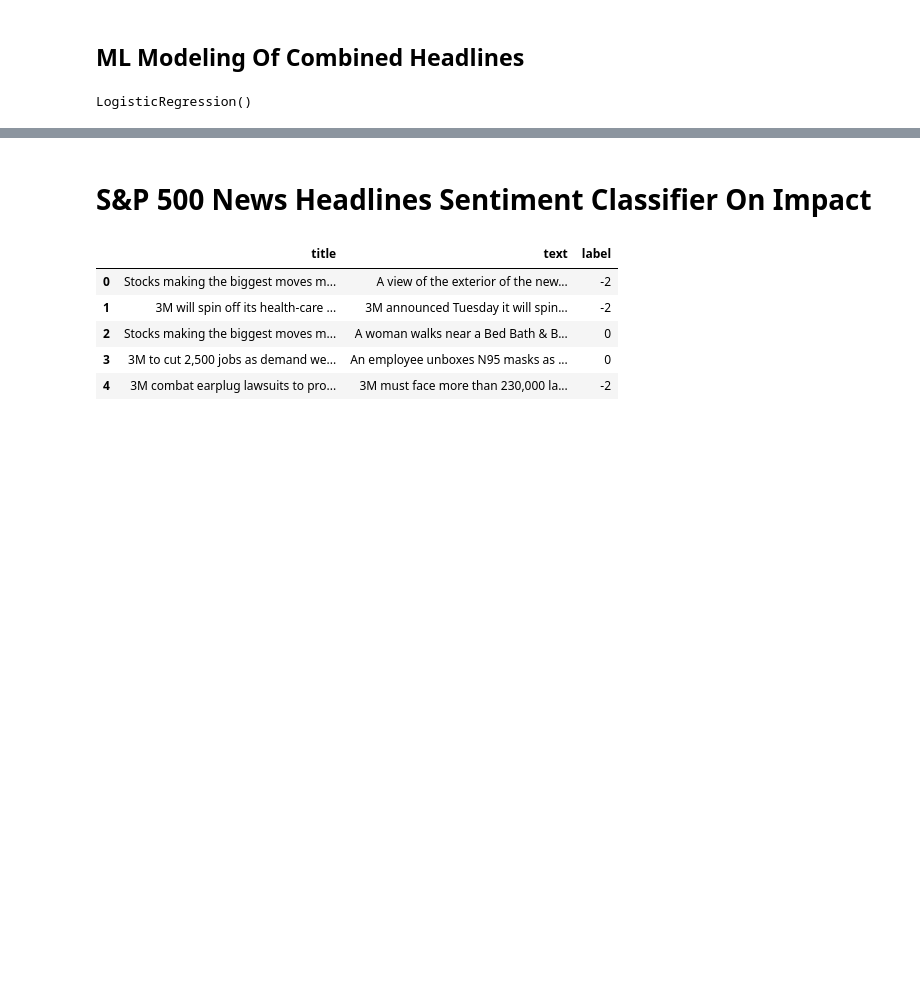
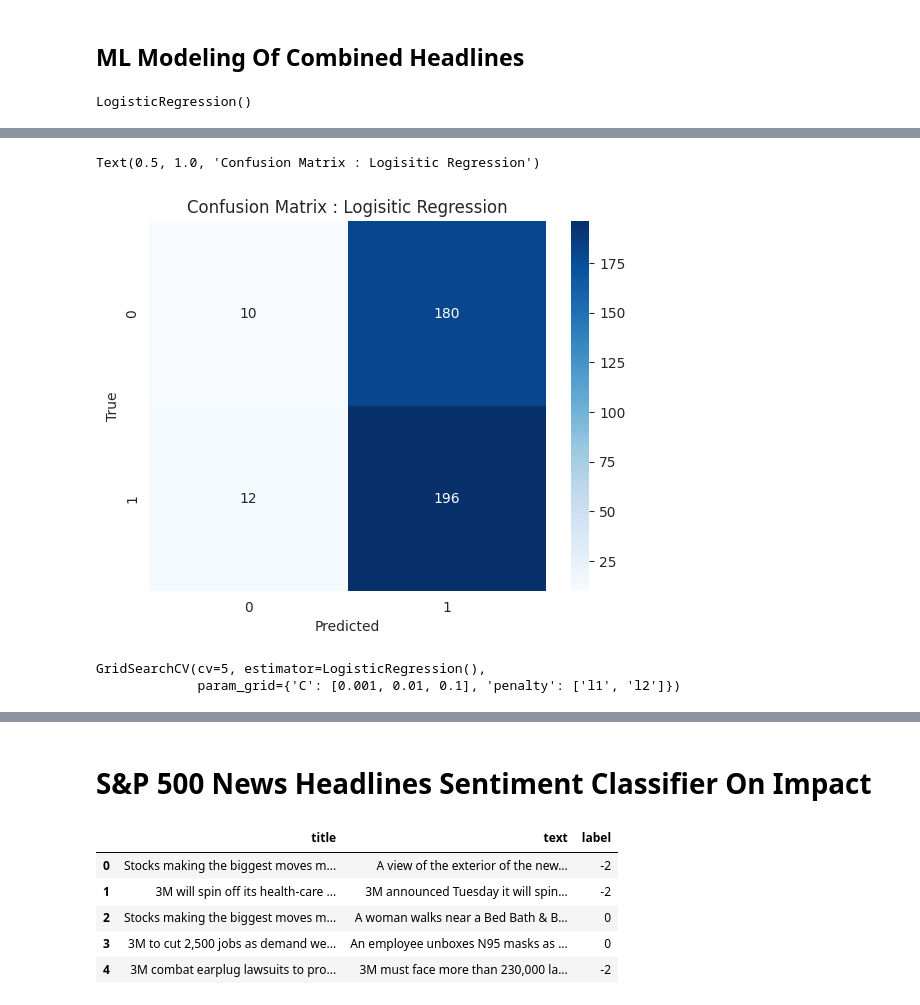
Before and after one commit to abhib25/Stock-Market-Price-Predection-Using-NLP., a Jupyter notebook: Sentiment_Analysis_On_Stock_Market_Data.ipynb, the cells around one changed output, grey strips where cells are left out. Saved outputs shown, nothing was run; the diff lists cells and outputs as text; code cells hidden in the pictures; blank space fills up the shorter version.

```diff
--- a/Sentiment_Analysis_On_Stock_Market_Data.ipynb
+++ b/Sentiment_Analysis_On_Stock_Market_Data.ipynb
@@ -364,10 +397,13 @@ plt.show()
 # %% [markdown]
 ## ML Modeling Of Combined Headlines
+# %%
+stock_data_selected.isnull().sum()
+stock_data_selected.dropna(inplace=True)
 # %%
 vectorizer = TfidfVectorizer(
     stop_words='english',
     ngram_range=(2, 2),
-    min_df=5,   # ignore n-grams that appear in fewer than 5 documents
+    min_df=2,   # ignore n-grams that appear in fewer than 5 documents
     max_df=0.8  # ignore n-grams that appear in more than 80% of the documents
 )
 X = vectorizer.fit_transform(stock_data_selected['Combined_News'])
@@ -400,0 +437,23 @@ weighted avg       0.56      0.53      0.48       100
+# %%
+# confusion matrix
+from sklearn.metrics import confusion_matrix
+cm = confusion_matrix(y_test, log_model_pred)
+sns.heatmap(cm, annot=True, fmt='d', cmap='Blues')
+plt.xlabel('Predicted')
+plt.ylabel('True')
+plt.title('Confusion Matrix : Logisitic Regression')
+# %% [output]
+Text(0.5, 1.0, 'Confusion Matrix : Logisitic Regression')
+[figure, added]
+# %%
+# hyper parameter tuning of logisitic regression
+from sklearn.model_selection import GridSearchCV
+param_grid = {'C': [0.001, 0.01, 0.1],
+              'penalty': ['l1', 'l2']
+              }
+
+log_grid_search = GridSearchCV(log_model, param_grid, cv=5)
+log_grid_search.fit(X_train, y_train)
+# %% [output]
+GridSearchCV(cv=5, estimator=LogisticRegression(),
+             param_grid={'C': [0.001, 0.01, 0.1], 'penalty': ['l1', 'l2']})
```
Also changed, not shown: parts of 28 cells of this notebook.
